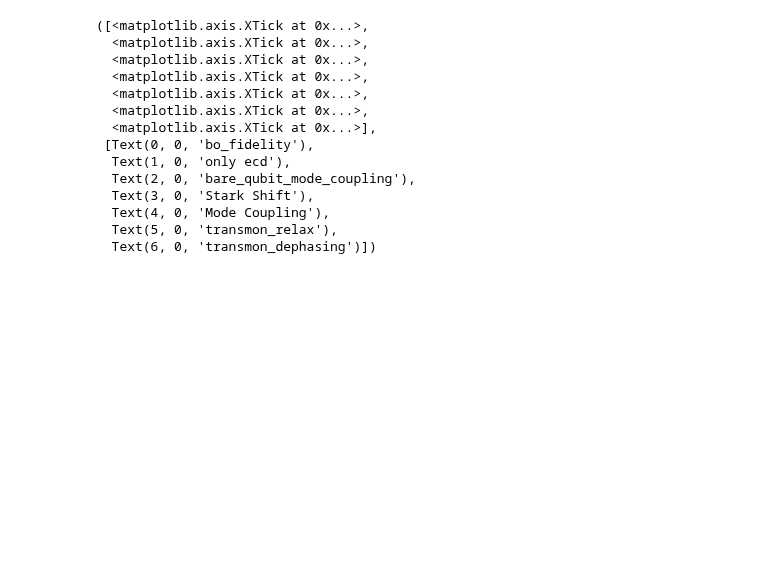
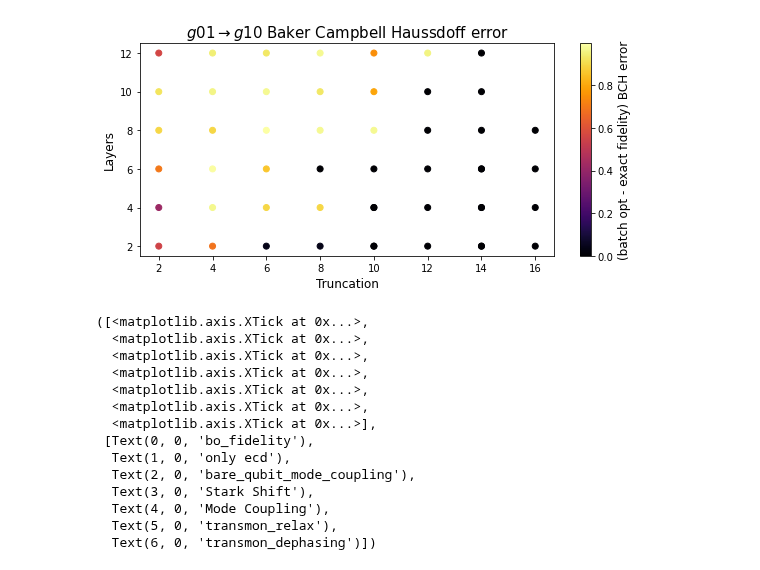
Before and after one commit to EeshGupta/Multimode-Conditional-Displacements, a Jupyter notebook: hpc_runs/two_mode_ecd/Qutip Batch Optimizer Inconsistency/Plotter.ipynb, the cells around one changed output. Drawn from its saved outputs; the diff is of its cells as text; code cells hidden in the pictures; blank space fills up the shorter version.

```diff
--- a/hpc_runs/two_mode_ecd/Qutip Batch Optimizer Inconsistency/Plotter.ipynb
+++ b/hpc_runs/two_mode_ecd/Qutip Batch Optimizer Inconsistency/Plotter.ipynb
@@ -49,3 +154,20 @@ df
+# %%
+df['diffs2'] =  df['bo_fidelity'] - df['exact fidelity']
+
+fig = plt.figure(figsize = (8, 4))
+x = df['truncation']
+y = df['levels']
+c = df['diffs2']
+plt.scatter(x,y,c = c, cmap= "inferno")
+cbar = plt.colorbar()
+cbar.set_label('(batch opt - exact fidelity) BCH error')
+plt.xlabel('Truncation')
+plt.ylabel('Layers')
+plt.title(r'$g01 \rightarrow g10$ Baker Campbell Haussdoff error', fontsize = 15)
+#fig.savefig('Layer vs Fidelity for g01g02_to_g10_g20(no outlier)')
+plt.tight_layout()
+# %% [output]
+[figure, added]
 # %%
 conditions = ['bo_fidelity', 'only ecd', 'bare_qubit_mode_coupling','Stark Shift', 'Mode Coupling', 'transmon_relax','transmon_dephasing']
 x_pos = np.arange(len(conditions))
```
Also changed, not shown: parts of 8 cells of this notebook, 6 other files.
